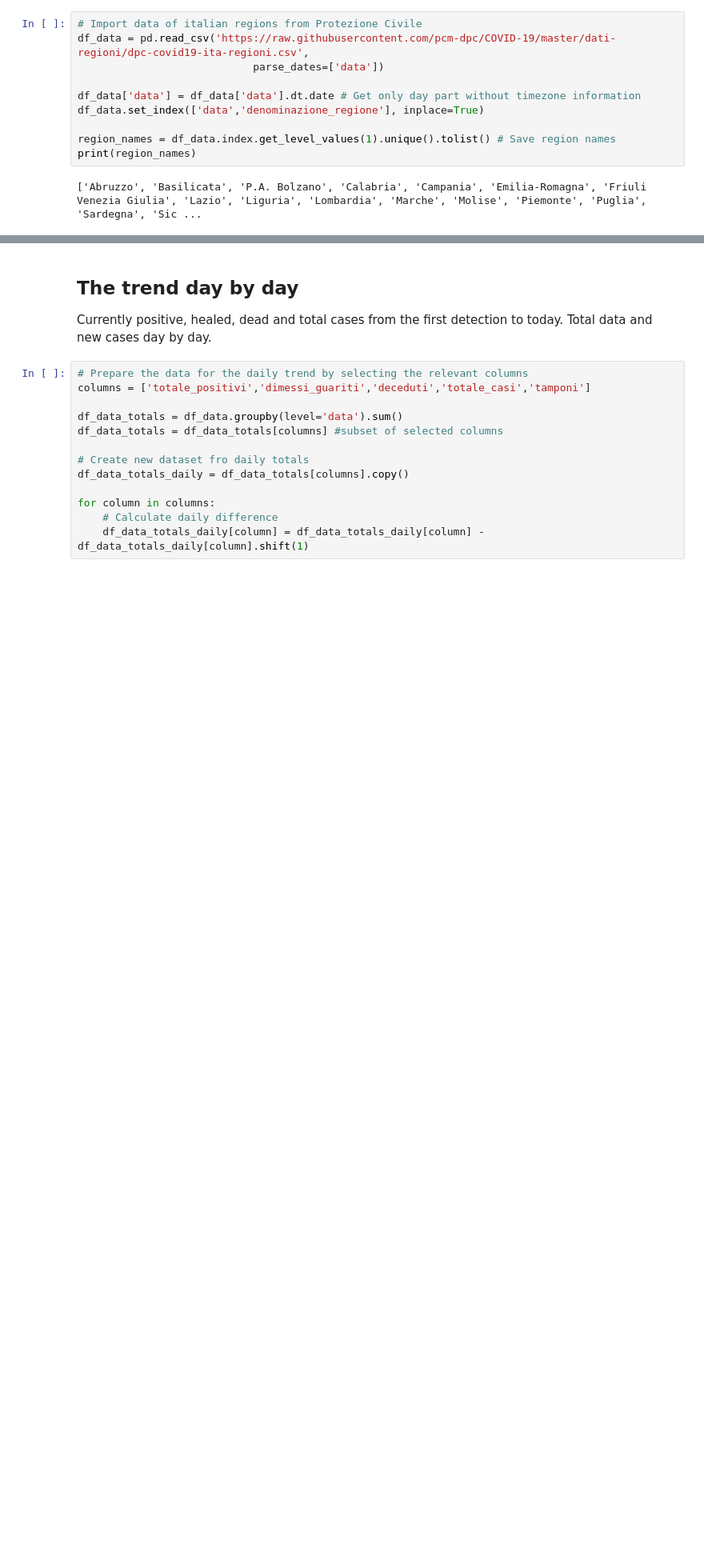
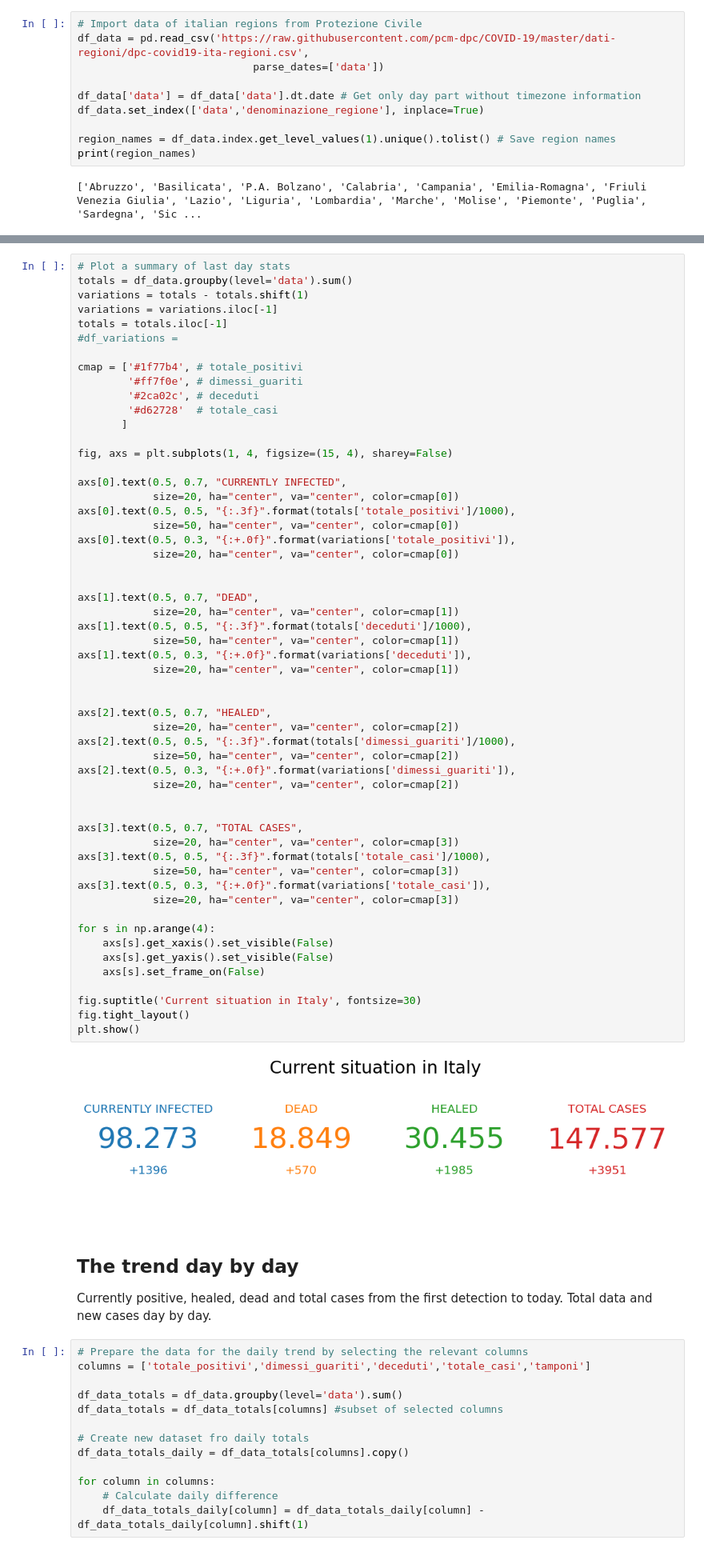
Before and after one commit to aribasadme/COVID19, a Jupyter notebook: covid19_italia.ipynb, the cells around one changed output, grey strips where cells are left out. Shown at 80% size. Saved outputs shown, nothing was run; the diff lists cells and outputs as text; blank space fills up the shorter version.

```diff
--- a/covid19_italia.ipynb
+++ b/covid19_italia.ipynb
@@ -62,3 +57,60 @@ df_lastday
+# %%
+# Plot a summary of last day stats
+totals = df_data.groupby(level='data').sum()
+variations = totals - totals.shift(1)
+variations = variations.iloc[-1]
+totals = totals.iloc[-1]
+#df_variations =
+
+cmap = ['#1f77b4', # totale_positivi
+        '#ff7f0e', # dimessi_guariti
+        '#2ca02c', # deceduti
+        '#d62728'  # totale_casi
+       ]
+
+fig, axs = plt.subplots(1, 4, figsize=(15, 4), sharey=False)
+
+axs[0].text(0.5, 0.7, "CURRENTLY INFECTED",
+            size=20, ha="center", va="center", color=cmap[0])
+axs[0].text(0.5, 0.5, "{:.3f}".format(totals['totale_positivi']/1000),
+            size=50, ha="center", va="center", color=cmap[0])
+axs[0].text(0.5, 0.3, "{:+.0f}".format(variations['totale_positivi']),
+            size=20, ha="center", va="center", color=cmap[0])
+
+
+axs[1].text(0.5, 0.7, "DEAD",
+            size=20, ha="center", va="center", color=cmap[1])
+axs[1].text(0.5, 0.5, "{:.3f}".format(totals['deceduti']/1000),
+            size=50, ha="center", va="center", color=cmap[1])
+axs[1].text(0.5, 0.3, "{:+.0f}".format(variations['deceduti']),
+            size=20, ha="center", va="center", color=cmap[1])
+
+
+axs[2].text(0.5, 0.7, "HEALED",
+            size=20, ha="center", va="center", color=cmap[2])
+axs[2].text(0.5, 0.5, "{:.3f}".format(totals['dimessi_guariti']/1000),
+            size=50, ha="center", va="center", color=cmap[2])
+axs[2].text(0.5, 0.3, "{:+.0f}".format(variations['dimessi_guariti']),
+            size=20, ha="center", va="center", color=cmap[2])
+
+
+axs[3].text(0.5, 0.7, "TOTAL CASES",
+            size=20, ha="center", va="center", color=cmap[3])
+axs[3].text(0.5, 0.5, "{:.3f}".format(totals['totale_casi']/1000),
+            size=50, ha="center", va="center", color=cmap[3])
+axs[3].text(0.5, 0.3, "{:+.0f}".format(variations['totale_casi']),
+            size=20, ha="center", va="center", color=cmap[3])
+
+for s in np.arange(4):
+    axs[s].get_xaxis().set_visible(False)
+    axs[s].get_yaxis().set_visible(False)
+    axs[s].set_frame_on(False)
+
+fig.suptitle('Current situation in Italy', fontsize=30)
+fig.tight_layout()
+plt.show()
+# %% [output]
+[figure, added]
 # %% [markdown]
 ## The trend day by day
 Currently positive, healed, dead and total cases from the first detection to today. Total data and new cases day by day.
```
Also changed, not shown: parts of 16 cells of this notebook.
